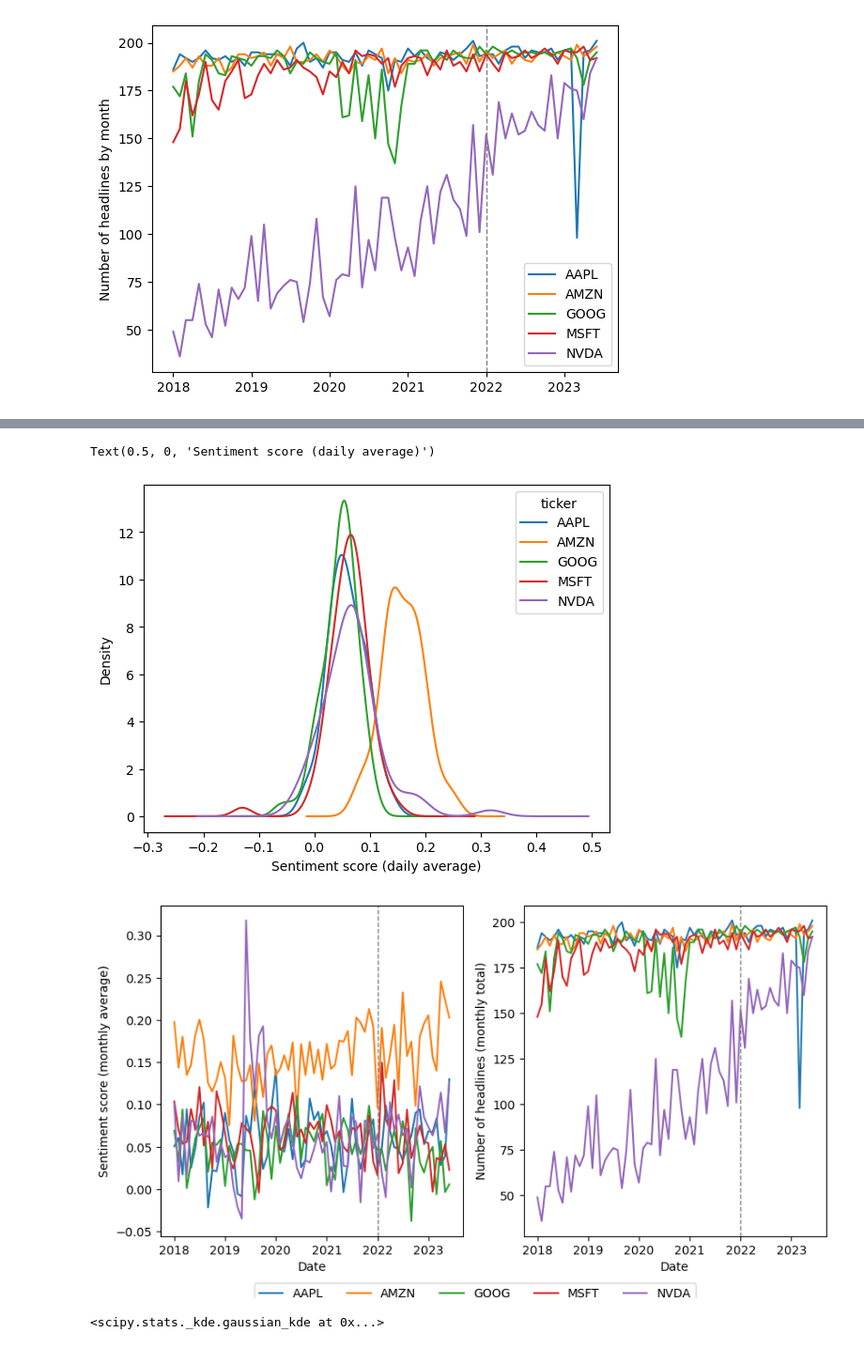
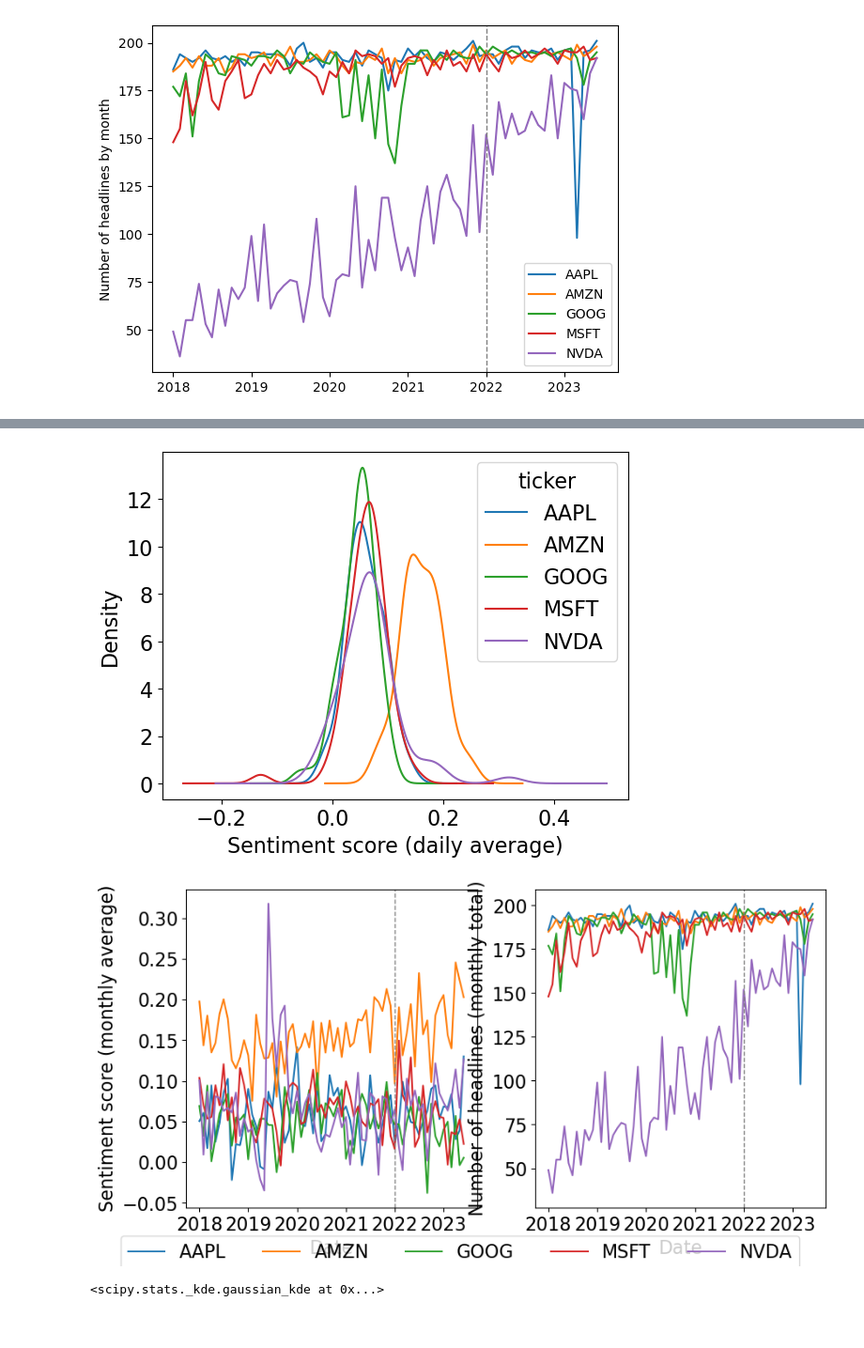
Before and after one commit to amberlee0516/ds4a-stock-price, a Jupyter notebook: Visualizations for datafolio.ipynb, the cells around one changed output, grey strips where cells are left out. Shown: that part at 94% size. Cells and saved outputs as stored; diff of their text form; code cells hidden in the pictures.

Commit message:
update visualizations

```diff
--- a/Visualizations for datafolio.ipynb
+++ b/Visualizations for datafolio.ipynb
@@ -57,6 +57,10 @@ plt.savefig('timeseries.png')
 # Auto- and partial auto-correlation
 # %%
 import statsmodels.api as sm
+import matplotlib as mpl
+
+mpl.rcParams["font.size"] = 16
+
 
 fig, ax = plt.subplots(1, 5, figsize=(10,3),
                        sharex=True, sharey=True)
@@ -126,6 +130,9 @@ monthly_vol = pd.pivot_table(monthly_sentiment, index = monthly_sentiment.index,
 monthly_compound = monthly_compound[:-1]
 monthly_vol = monthly_vol[:-1]
 # %%
+mpl.rcParams["font.size"] = 10
+
+
 for ticker in monthly_compound.columns:
     plt.plot(monthly_compound.index, monthly_compound[ticker], label = ticker)
 
@@ -169,36 +176,48 @@ monthly_compound
 # %%
 sentiment = sentiment.set_index('date')
 # %%
+mpl.rcParams["font.size"] = 16
+
 pd.pivot_table(sentiment, index=sentiment.index,
                columns='ticker', values='compound').plot(kind='density')
 
 plt.xlabel('Sentiment score (daily average)')
+
+plt.savefig('sentimentdist.png', bbox_inches="tight")
 # %% [output]
-Text(0.5, 0, 'Sentiment score (daily average)')
-[figure, old version]
+[figure, new version]
 # %%
 from scipy.stats import gaussian_kde
+import matplotlib.dates as mdates
+
+import matplotlib.patches as mpatches
+
+tickers = ['AAPL', 'AMZN', 'GOOG', 'MSFT', 'NVDA']
 # %%
+mpl.rcParams["font.size"] = 16
+
+
 fix, ax = plt.subplots(1, 2, figsize=(10,5), sharex=True)
 
 for ticker in monthly_compound.columns:
     ax[0].plot(monthly_compound.index, monthly_compound[ticker], label = ticker)
 
 ax[0].axvline(x=pd.to_datetime('2022-01-01'), color='gray', lw=1, ls="--")
 ax[0].set(ylabel="Sentiment score (monthly average)", xlabel='Date')
 
 for ticker in monthly_vol.columns:
     ax[1].plot(monthly_vol.index, monthly_vol[ticker], label = ticker)
 
 ax[1].axvline(x=pd.to_datetime('2022-01-01'), color='gray', lw=1, ls="--")
 ax[1].set(ylabel="Number of headlines (monthly total)", xlabel='Date')
 
-ax[1].legend(labels, loc='lower center', bbox_to_anchor=(0.7,-0.03),
-           ncol=len(labels), bbox_transform=fig.transFigure)
+
+ax[1].legend(tickers, loc='lower center', bbox_to_anchor=(0.7,-0.03),
+           ncol=5, bbox_transform=fig.transFigure)
 
 plt.savefig('sentiment_timeseries.png', bbox_inches="tight")
 # %% [output]
-[figure, old version]
+[figure, new version]
 # %%
 density
 # %% [output]
```
Also changed, not shown: parts of 4 cells of this notebook, 8 other files.
